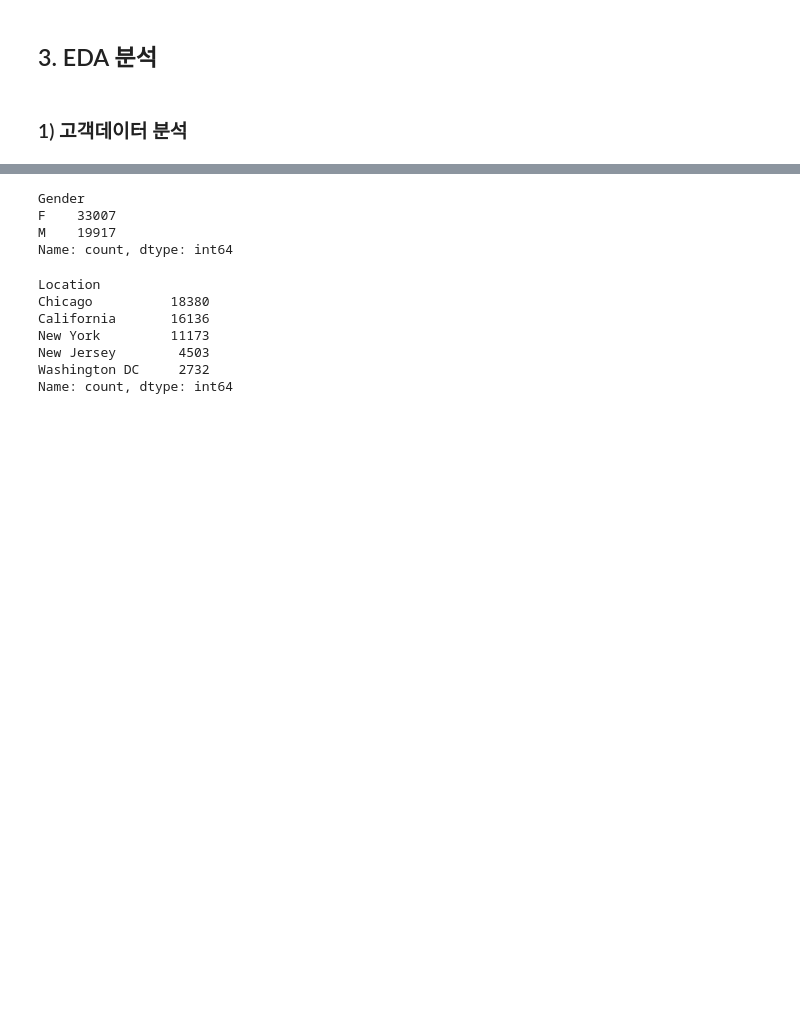
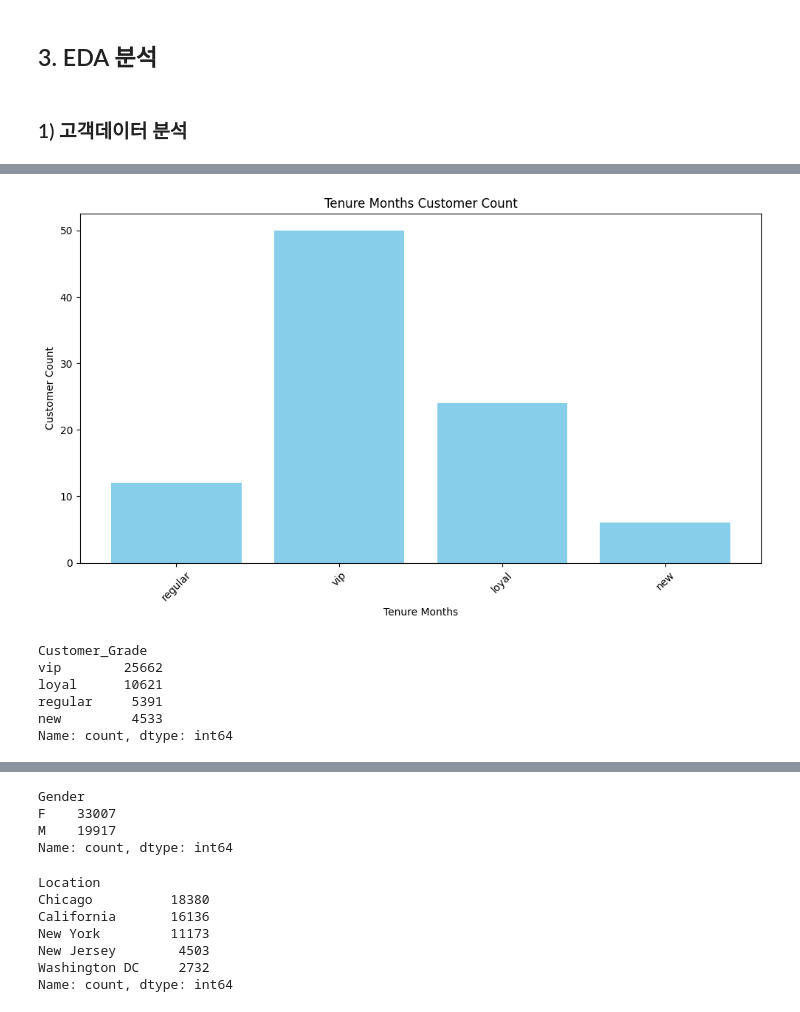
Before and after one commit to marksenee/DA_Projects, a Jupyter notebook: ecommerce-company.ipynb, the cells around one changed output, grey strips where cells are left out. Saved outputs shown, nothing was run; the diff lists cells and outputs as text; code cells hidden in the pictures; blank space fills up the shorter version.

```diff
--- a/ecommerce-company.ipynb
+++ b/ecommerce-company.ipynb
@@ -305,0 +377,16 @@ merged_df.head(2)
+# %%
+# 고객 등급 매기기
+
+def customer_grade (tenure_months) :
+    if tenure_months <= 6 :
+        return 'new'
+    elif tenure_months <= 12 :
+        return 'regular'
+    elif tenure_months <= 24 :
+        return 'loyal'
+    elif tenure_months >= 25 :
+        return 'vip'
+
+merged_df['Customer_Grade'] = merged_df['Tenure_Months'].apply(customer_grade)
+
+merged_df.head(2)
@@ -305,0 +398,22 @@ merged_df.head(2)
+# %%
+# 시각화
+plt.figure(figsize=(10, 6))
+plt.bar(merged_df['Customer_Grade'].astype(str), merged_df['Tenure_Months'], color='skyblue')
+plt.title('Tenure Months Customer Count')
+plt.xlabel('Tenure Months')
+plt.ylabel('Customer Count')
+plt.xticks(rotation=45)  # x축 레이블 회전
+plt.tight_layout()  # 레이아웃 조정
+plt.show()
+# %% [output]
+[figure, added]
+# %%
+# 각 등급별 비율 확인
+merged_df['Customer_Grade'].value_counts()
+# %% [output]
+Customer_Grade
+vip        25662
+loyal      10621
+regular     5391
+new         4533
+Name: count, dtype: int64
```
Also changed, not shown: parts of 104 cells of this notebook.
